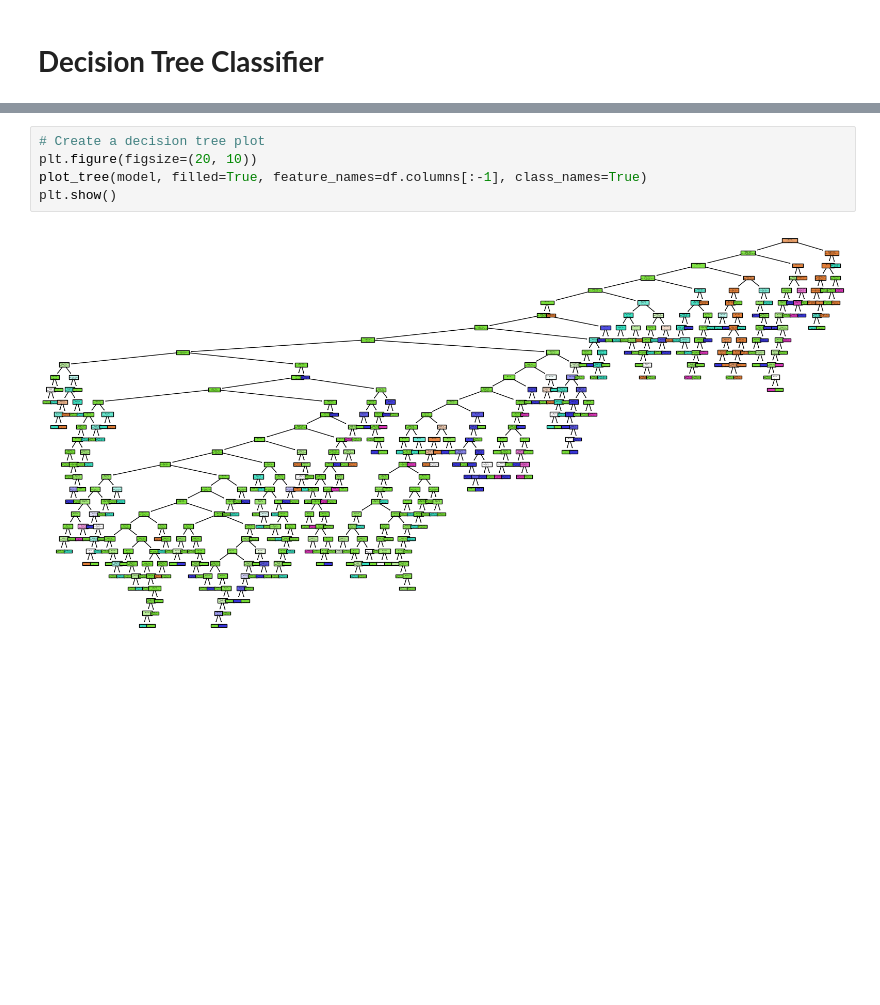
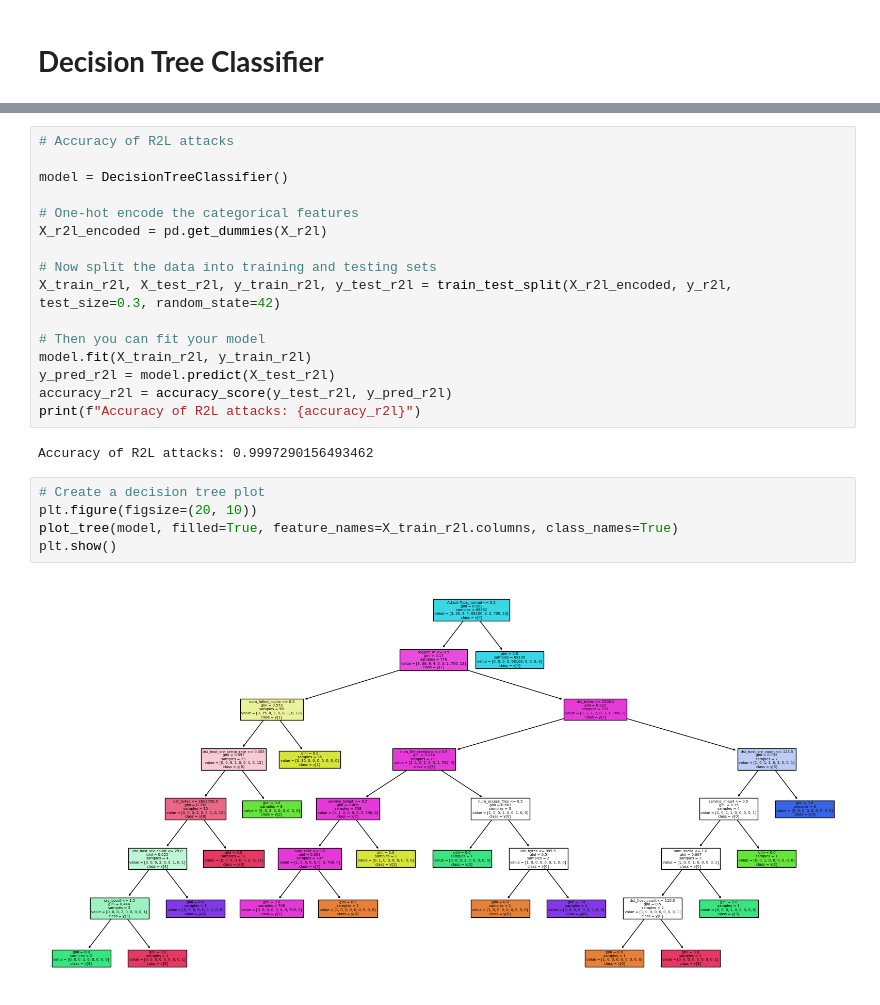
Before and after one commit to Pickles91/intrusion-detection-system-using-decision-trees, a Jupyter notebook: IDS_for_R2l_with_DT.ipynb, the cells around one changed output, grey strips where cells are left out. Saved outputs shown, nothing was run; the diff lists cells and outputs as text; blank space fills up the shorter version.

```diff
--- a/IDS_for_R2l_with_DT.ipynb
+++ b/IDS_for_R2l_with_DT.ipynb
@@ -571,7 +571,25 @@ Accuracy: 0.9993522595010373
+# %%
+# Accuracy of R2L attacks
+
+model = DecisionTreeClassifier()
+
+# One-hot encode the categorical features
+X_r2l_encoded = pd.get_dummies(X_r2l)
+
+# Now split the data into training and testing sets
+X_train_r2l, X_test_r2l, y_train_r2l, y_test_r2l = train_test_split(X_r2l_encoded, y_r2l, test_size=0.3, random_state=42)
+
+# Then you can fit your model
+model.fit(X_train_r2l, y_train_r2l)
+y_pred_r2l = model.predict(X_test_r2l)
+accuracy_r2l = accuracy_score(y_test_r2l, y_pred_r2l)
+print(f"Accuracy of R2L attacks: {accuracy_r2l}")
+# %% [output]
+Accuracy of R2L attacks: 0.9997290156493462
 # %%
 # Create a decision tree plot
 plt.figure(figsize=(20, 10))
-plot_tree(model, filled=True, feature_names=df.columns[:-1], class_names=True)
+plot_tree(model, filled=True, feature_names=X_train_r2l.columns, class_names=True)
 plt.show()
 # %% [output]
-[figure, old version]
+[figure, new version]
```
Also changed, not shown: parts of 1 cell of this notebook.
